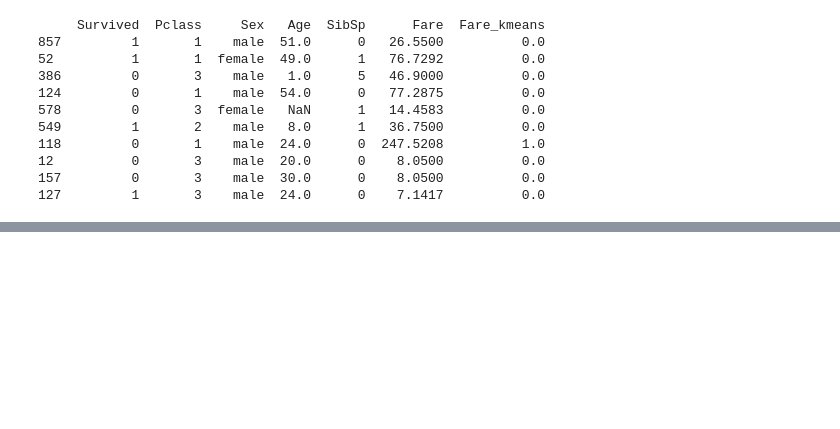
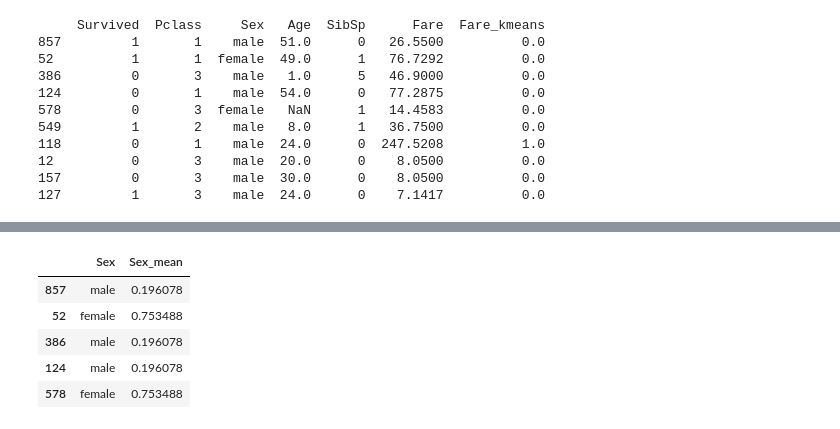
Before and after one commit to KangSikWoo/AIphoria-SelfStudy, a Jupyter notebook: ai_3/3. featureEngineering_우강식.ipynb, the cells around one changed output, grey strips where cells are left out. Saved outputs shown, nothing was run; the diff lists cells and outputs as text; code cells hidden in the pictures; blank space fills up the shorter version.

```diff
--- a/ai_3/3. featureEngineering_우강식.ipynb
+++ b/ai_3/3. featureEngineering_우강식.ipynb
@@ -274,0 +344,14 @@ print(X_train_copy.head(10))
+# %%
+# cross check-- the mean of target group by Sex
+# target = 'Survived'
+Sex = X_train['Survived'].groupby(X_train['Sex']).mean()
+# %%
+X_train['Sex_mean'] = X_train['Sex'].map(Sex)
+X_train[['Sex', 'Sex_mean']].head()
+# %% [output]
+|  | Sex | Sex_mean |
+| 857 | male | 0.196078 |
+| 52 | female | 0.753488 |
+| 386 | male | 0.196078 |
+| 124 | male | 0.196078 |
+| 578 | female | 0.753488 |
```
Also changed, not shown: parts of 13 cells of this notebook, 3 other files.
